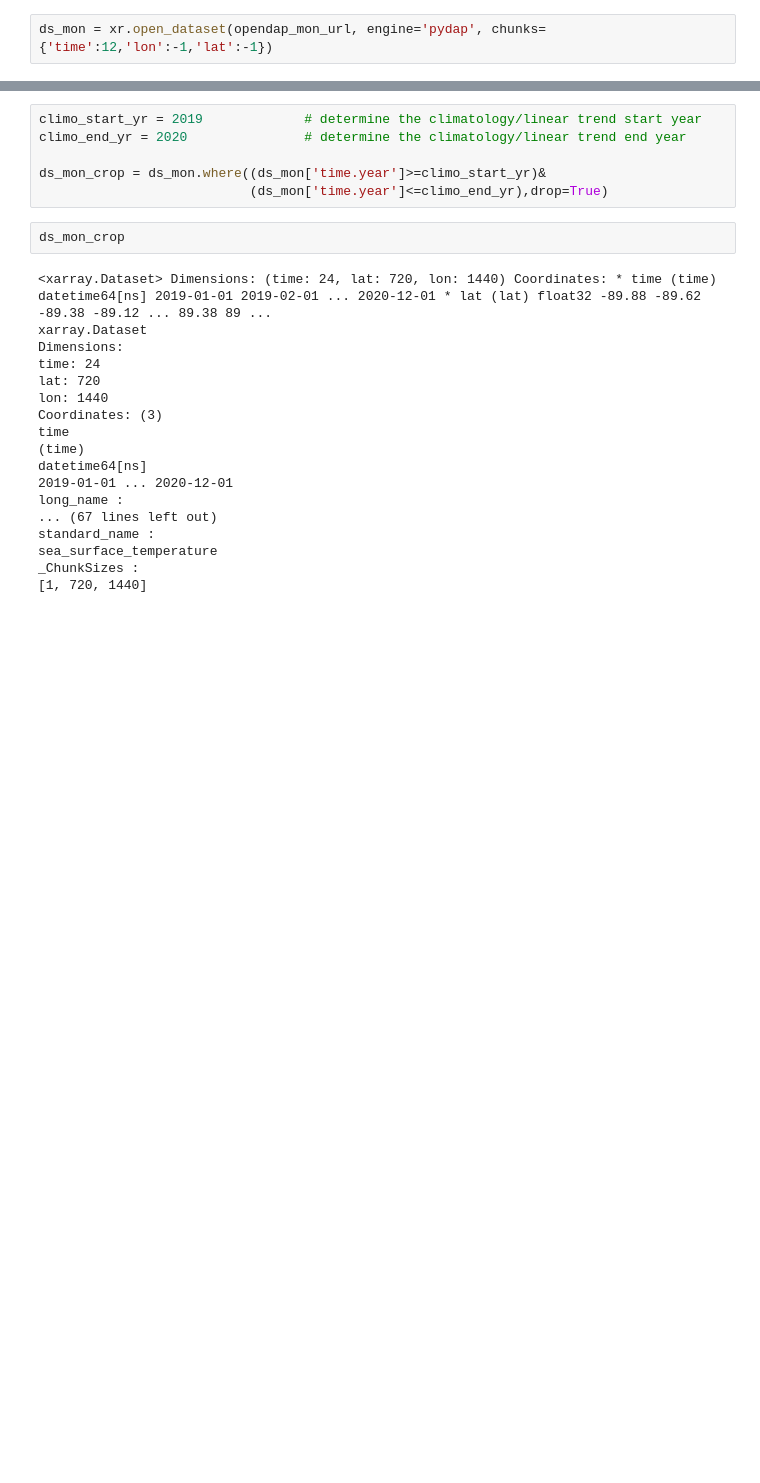
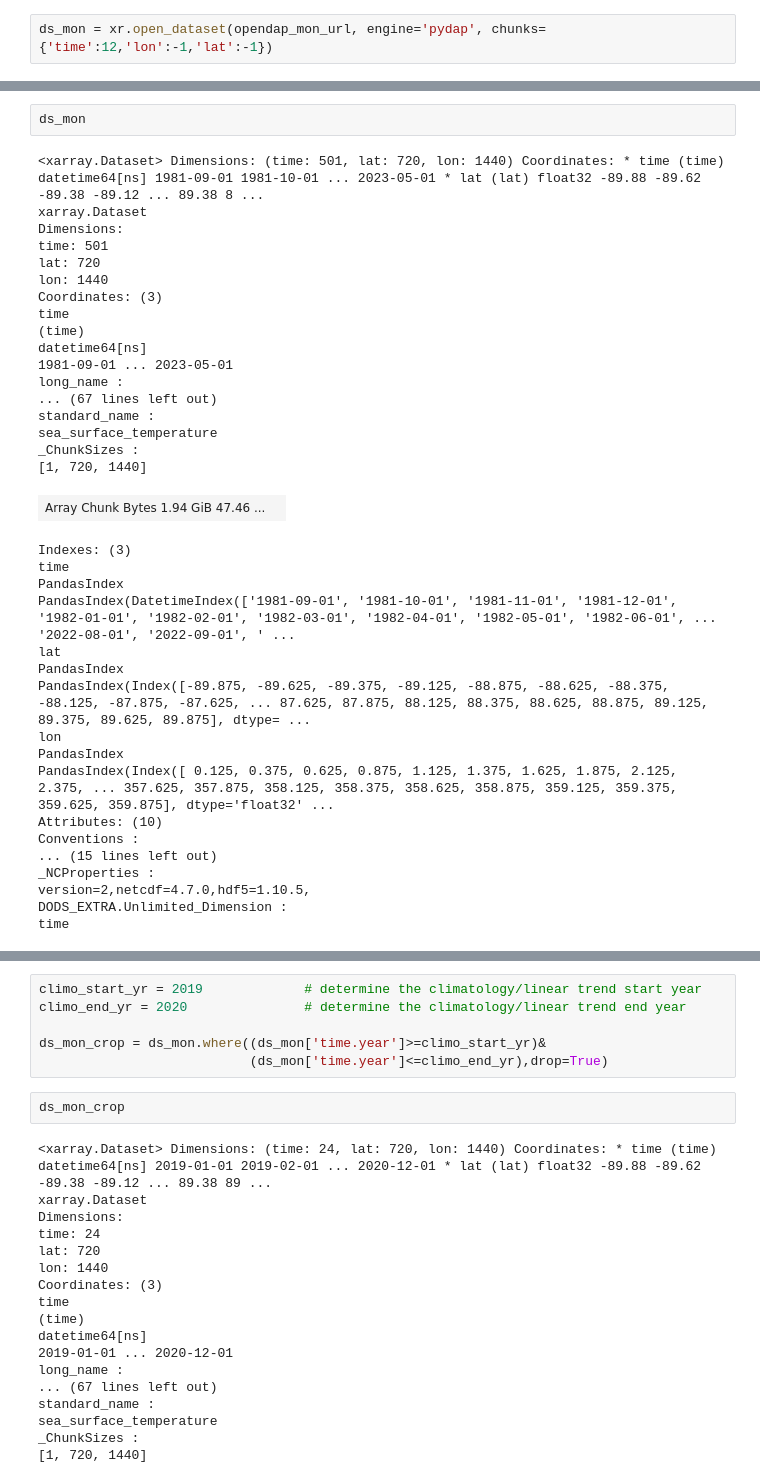
Before and after one commit to ProjectPythia/marine-heatwave-cookbook, a Jupyter notebook: _sources/notebooks/mhw_observation_myst.ipynb, the cells around one changed output, grey strips where cells are left out. Cells and saved outputs as stored; diff of their text form; blank space fills up the shorter version.

```diff
--- a/_sources/notebooks/mhw_observation_myst.ipynb
+++ b/_sources/notebooks/mhw_observation_myst.ipynb
@@ -20,0 +92,38 @@ ds_mon = xr.open_dataset(opendap_mon_url, engine='pydap', chunks={'time':12,'lon
+# %%
+ds_mon
+# %% [output]
+<xarray.Dataset> Dimensions: (time: 501, lat: 720, lon: 1440) Coordinates: * time (time) datetime64[ns] 1981-09-01 1981-10-01 ... 2023-05-01 * lat (lat) float32 -89.88 -89.62 -89.38 -89.12 ... 89.38 8 ...
+xarray.Dataset
+Dimensions:
+time: 501
+lat: 720
+lon: 1440
+Coordinates: (3)
+time
+(time)
+datetime64[ns]
+1981-09-01 ... 2023-05-01
+long_name :
+... (67 lines left out)
+standard_name :
+sea_surface_temperature
+_ChunkSizes :
+[1, 720, 1440]
+| Array Chunk Bytes 1.94 GiB 47.46 ... |  |
+Indexes: (3)
+time
+PandasIndex
+PandasIndex(DatetimeIndex(['1981-09-01', '1981-10-01', '1981-11-01', '1981-12-01', '1982-01-01', '1982-02-01', '1982-03-01', '1982-04-01', '1982-05-01', '1982-06-01', ... '2022-08-01', '2022-09-01', ' ...
+lat
+PandasIndex
+PandasIndex(Index([-89.875, -89.625, -89.375, -89.125, -88.875, -88.625, -88.375, -88.125, -87.875, -87.625, ... 87.625, 87.875, 88.125, 88.375, 88.625, 88.875, 89.125, 89.375, 89.625, 89.875], dtype= ...
+lon
+PandasIndex
+PandasIndex(Index([ 0.125, 0.375, 0.625, 0.875, 1.125, 1.375, 1.625, 1.875, 2.125, 2.375, ... 357.625, 357.875, 358.125, 358.375, 358.625, 358.875, 359.125, 359.375, 359.625, 359.875], dtype='float32' ...
+Attributes: (10)
+Conventions :
+... (15 lines left out)
+_NCProperties :
+version=2,netcdf=4.7.0,hdf5=1.10.5,
+DODS_EXTRA.Unlimited_Dimension :
+time
```
Also changed, not shown: parts of 35 cells of this notebook, 12 other files.
